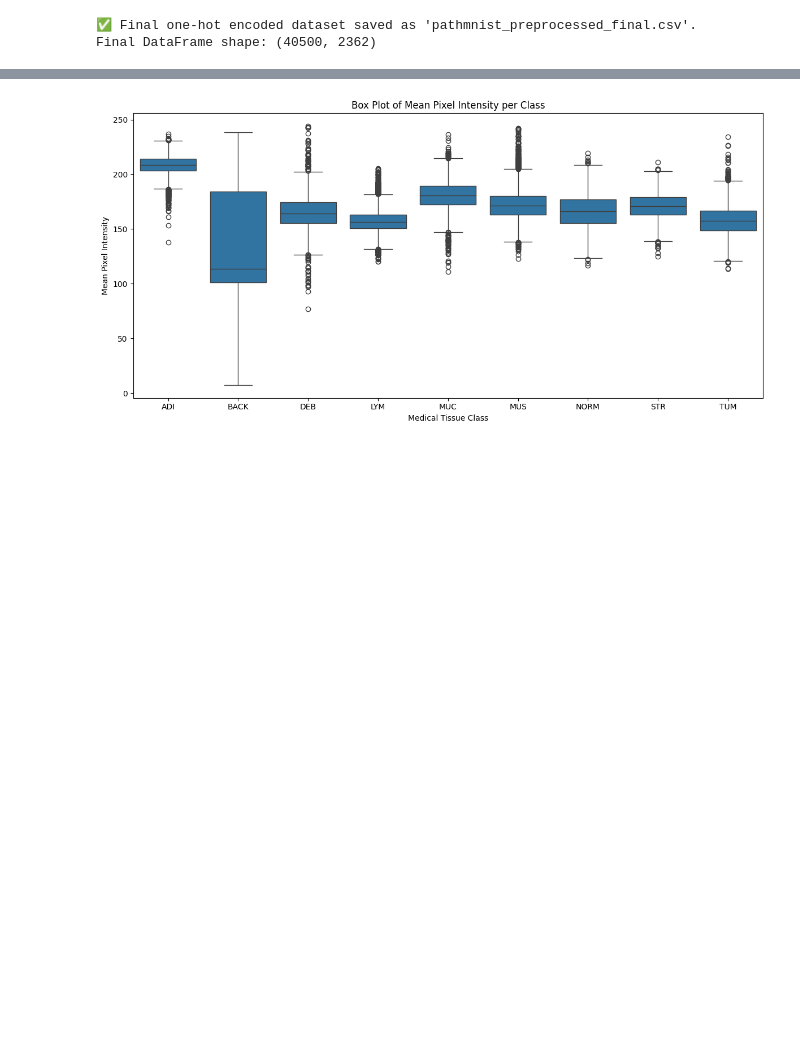
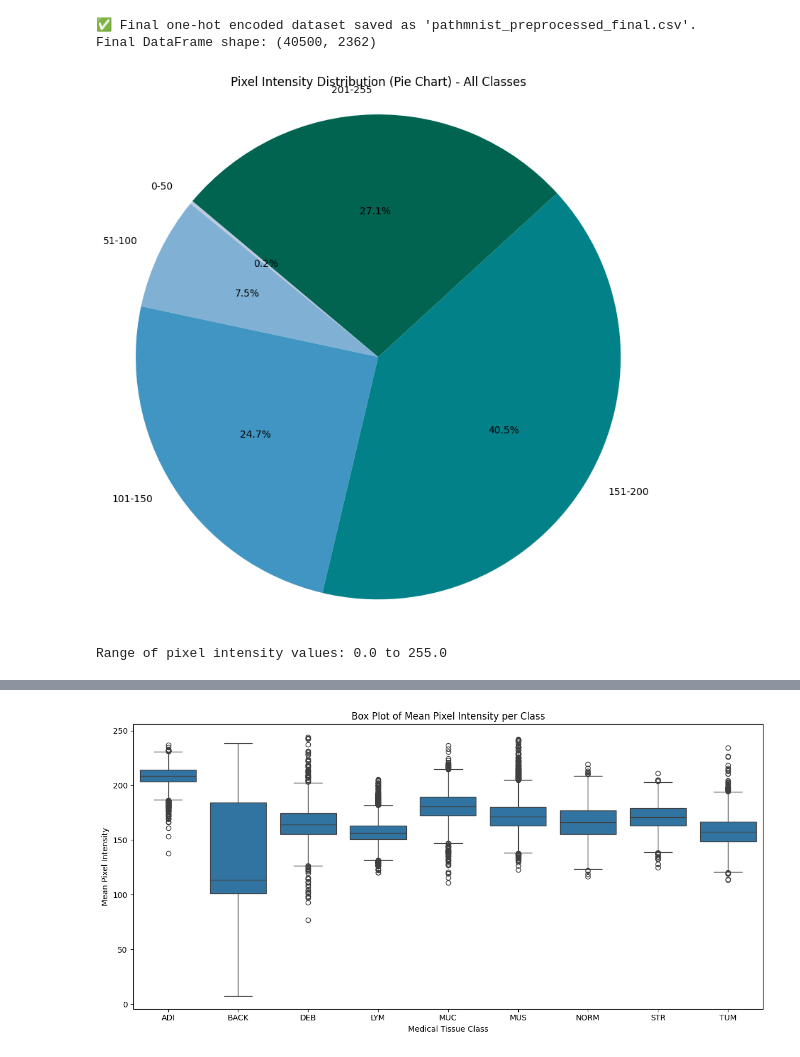
Before and after one commit to anasraza57/CW2, a Jupyter notebook: main.ipynb, the cells around one changed output, grey strips where cells are left out. Drawn from its saved outputs; the diff is of its cells as text; code cells hidden in the pictures; blank space fills up the shorter version.

Commit message:
Add pie chart and histogram

```diff
--- a/main.ipynb
+++ b/main.ipynb
@@ -132,3 +132,48 @@ print(f"Final DataFrame shape: {df_encoded.shape}")
 # %% [output]
 ✅ Final one-hot encoded dataset saved as 'pathmnist_preprocessed_final.csv'.
 Final DataFrame shape: (40500, 2362)
+# %%
+import matplotlib.pyplot as plt
+
+# Ensure 'label' is excluded and only pixel columns are included
+pixel_columns = df_sampled.columns.difference(['label', 'MeanIntensity'])  # MeanIntensity might exist
+pixels = df_sampled[pixel_columns].values.flatten()
+
+# Define intensity bins and labels
+bins = [0, 50, 100, 150, 200, 255]
+labels = ['0-50', '51-100', '101-150', '151-200', '201-255']
+
+# Bin the pixel values
+binned = pd.cut(pixels, bins=bins, labels=labels, include_lowest=True)
+
+# Count pixels in each bin
+intensity_counts = binned.value_counts().sort_index()
+
+# Generate colors
+cmap = plt.cm.PuBuGn
+colors = [cmap(i) for i in np.linspace(0.3, 0.9, len(labels))]
+
+# Plot pie chart
+plt.figure(figsize=(8, 8))
+plt.pie(intensity_counts, labels=intensity_counts.index, autopct='%1.1f%%',
+        startangle=140, colors=colors)
+plt.title("Pixel Intensity Distribution (Pie Chart) - All Classes")
+plt.axis('equal')
+plt.tight_layout()
+plt.show()
+# %% [output]
+[figure, added]
+# %%
+# Exclude label and MeanIntensity columns
+pixel_columns = df_sampled.columns.difference(['label', 'MeanIntensity'])
+
+# Flatten all pixel values into a single array
+pixel_values = df_sampled[pixel_columns].values.flatten()
+
+# Get the minimum and maximum pixel intensity values
+min_value = pixel_values.min()
+max_value = pixel_values.max()
+
+print(f"Range of pixel intensity values: {min_value} to {max_value}")
+# %% [output]
+Range of pixel intensity values: 0.0 to 255.0
```
Also changed, not shown: parts of 2 cells of this notebook.
